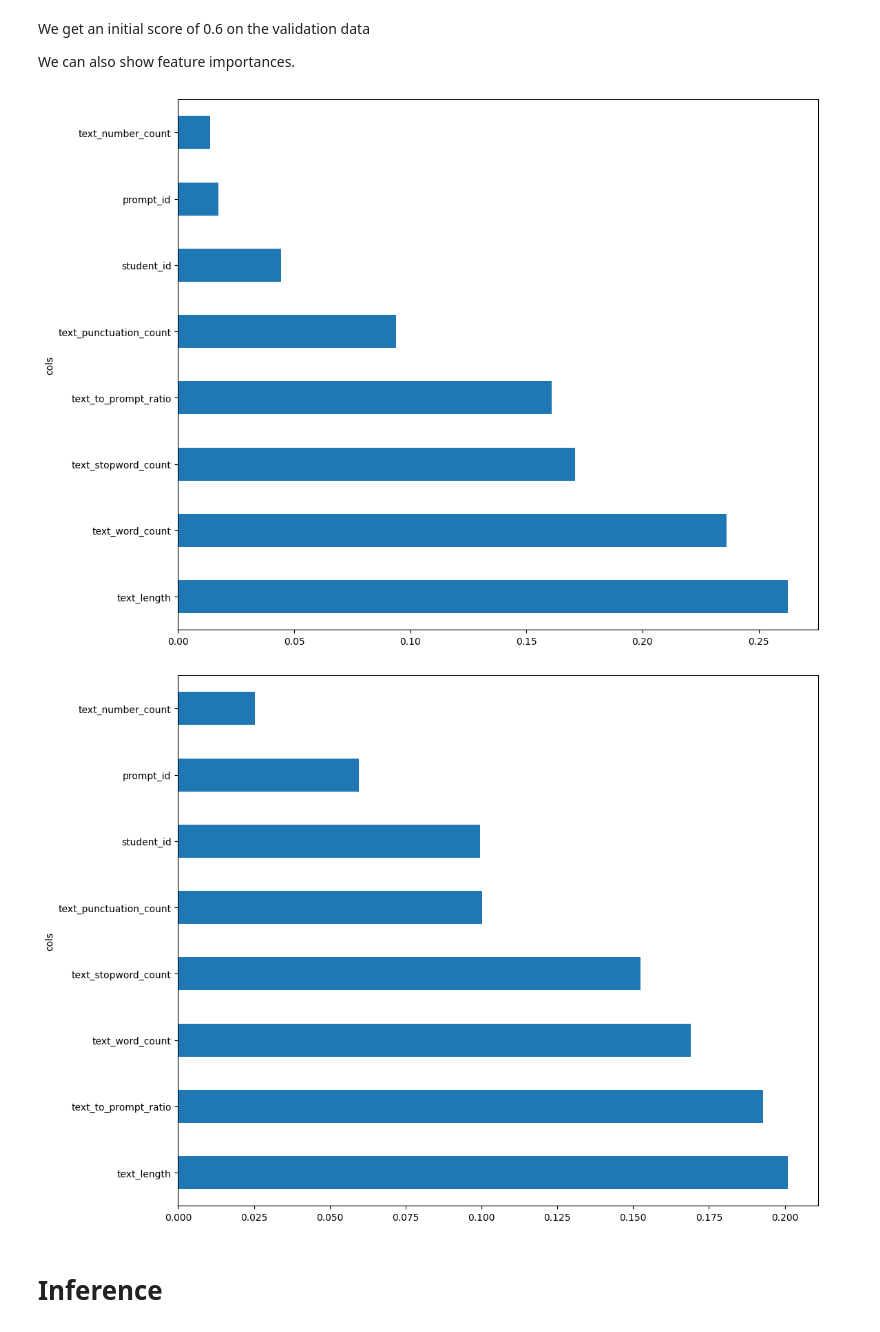
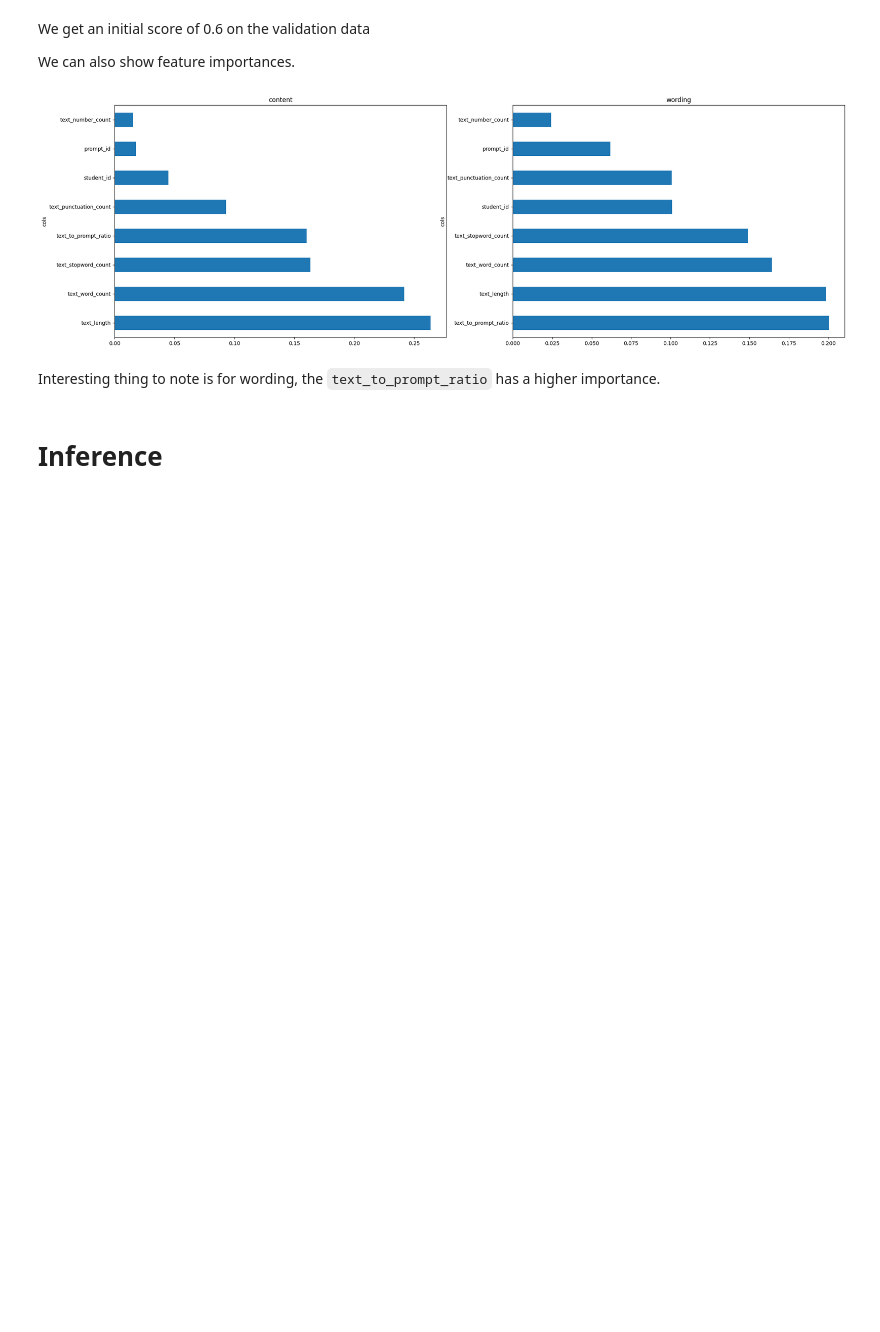
Before and after one commit to programmer-ke/commonlit-student-summaries, a Jupyter notebook: baseline-decision-trees.ipynb, the cells around one changed output. Cells and saved outputs as stored; diff of their text form; code cells hidden in the pictures; blank space fills up the shorter version.

```diff
--- a/baseline-decision-trees.ipynb
+++ b/baseline-decision-trees.ipynb
@@ -292,7 +295,7 @@ def get_model_rmse(target, **kwargs):
     rmse = math.sqrt(mean_squared_error(y_val[target], preds))
     return m, rmse
 
-model_kwargs = dict(oob_score=mean_squared_error, n_estimators=300, random_state=42, max_features="sqrt", max_samples=0.3)
+model_kwargs = dict(oob_score=True, n_estimators=300, random_state=42, max_features="sqrt", max_samples=0.3)
 content_m, content_rmse = get_model_rmse('content', **model_kwargs)
 wording_m, wording_rmse = get_model_rmse('wording', **model_kwargs)
 
@@ -307,17 +310,20 @@ We can also show feature importances.
 # %%
 def rf_feature_importance(model, df):
     return pd.DataFrame(
         {'cols': df.columns, 'importance': model.feature_importances_}
     ).sort_values('importance', ascending=False)
 
-def plot_feature_importance(feature_importance):
-    feature_importance.plot('cols', 'importance', 'barh', figsize=(12, 10), legend=False)
+def plot_feature_importance(feature_importance, ax=None, title=None):
+    feature_importance.plot('cols', 'importance', 'barh', legend=False, ax=ax, title=title)
 
 # todo: use subplots, and titles
-for model in [content_m, wording_m]:
-    plot_feature_importance(rf_feature_importance(model, X_train))
+_, (ax1, ax2) = plt.subplots(nrows=1, ncols=2, figsize=(25, 8))
+
+plot_feature_importance(rf_feature_importance(content_m, X_train), ax1, title="content")
+plot_feature_importance(rf_feature_importance(wording_m, X_train), ax2, title="wording")
 # %% [output]
-[figure, old version]
+[figure, new version]
-[figure, removed]
+# %% [markdown]
+Interesting thing to note is for wording, the `text_to_prompt_ratio` has a higher importance.
 # %% [markdown]
 # Inference
```
Also changed, not shown: parts of 15 cells of this notebook, 1 other file.
